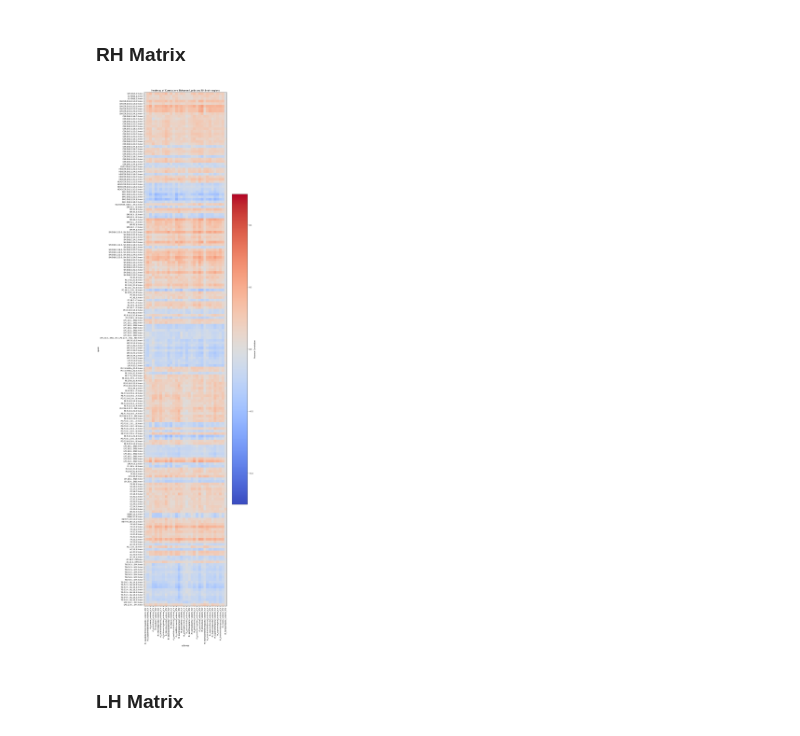
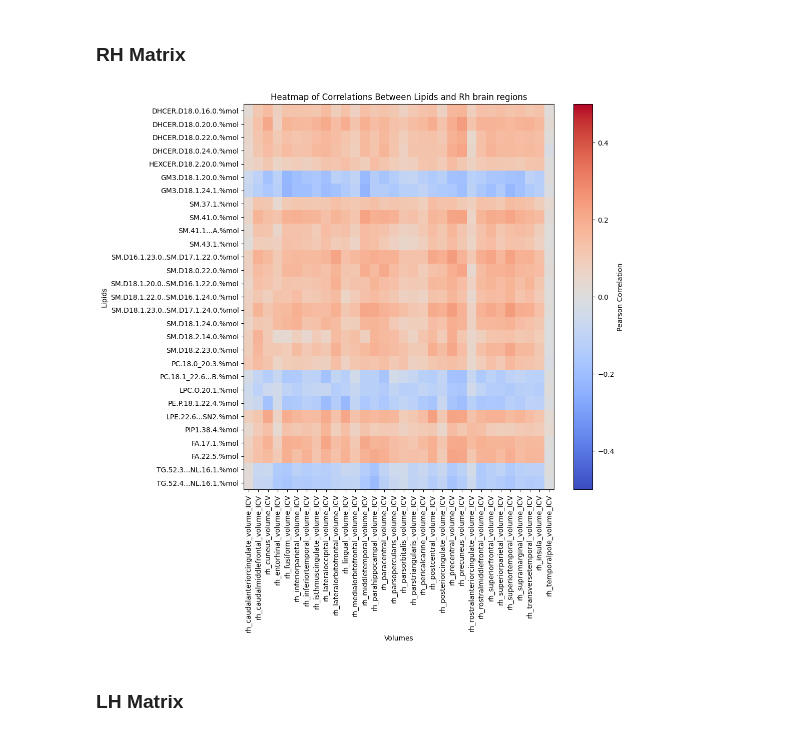
Before and after one commit to ciaranmcevoy07/Tese_Ciaran_McEvoy, a Jupyter notebook: Correlations.ipynb, the cells around one changed output. Saved outputs shown, nothing was run; the diff lists cells and outputs as text; code cells hidden in the pictures.

```diff
--- a/Correlations.ipynb
+++ b/Correlations.ipynb
@@ -409,38 +409,38 @@ correlation_matrix = table.drop(columns=['Lipids']).values
 row_averages = np.nanmean(correlation_matrix, axis=1)
 
 # Filter rows where the average absolute value is above 0.05
-filtered_indices = (row_averages > 0.05) | (row_averages < -0.05)
+filtered_indices = (row_averages > 0.10) | (row_averages < -0.10)
 filtered_table = table[filtered_indices]
 filtered_correlation_matrix = filtered_table.drop(columns=['Lipids']).values
 
 # Create the heatmap with filtered data
-fig, ax = plt.subplots(figsize=(10, 50))
+fig, ax = plt.subplots(figsize=(10, 10))
 heatplot = ax.imshow(filtered_correlation_matrix, cmap='coolwarm', aspect='auto', vmin=-0.5, vmax=0.5)
 
 # Set the tick labels
 ax.set_xticks(np.arange(len(dataset.columns[1703:1735])))
 ax.set_yticks(np.arange(len(filtered_table)))
 ax.set_xticklabels(dataset.columns[1703:1735], rotation=90)
 ax.set_yticklabels(filtered_table['Lipids'])
 
 # Set the tick spacing
 tick_spacing = 1
 ax.xaxis.set_major_locator(ticker.MultipleLocator(tick_spacing))
 ax.yaxis.set_major_locator(ticker.MultipleLocator(tick_spacing))
 
 # Set titles and labels
 ax.set_title("Heatmap of Correlations Between Lipids and Rh brain regions")
 ax.set_xlabel('Volumes')
 ax.set_ylabel('Lipids')
 
 # Add a color bar to the heatmap
 cbar = fig.colorbar(heatplot, ax=ax)
 cbar.set_label('Pearson Correlation')
 
 # Show the plot
 plt.show()
 # %% [output]
-[figure, old version]
+[figure, new version]
 # %% [markdown]
 ### LH Matrix
 # %%
```
Also changed, not shown: parts of 1 cell of this notebook, 5 other files.
